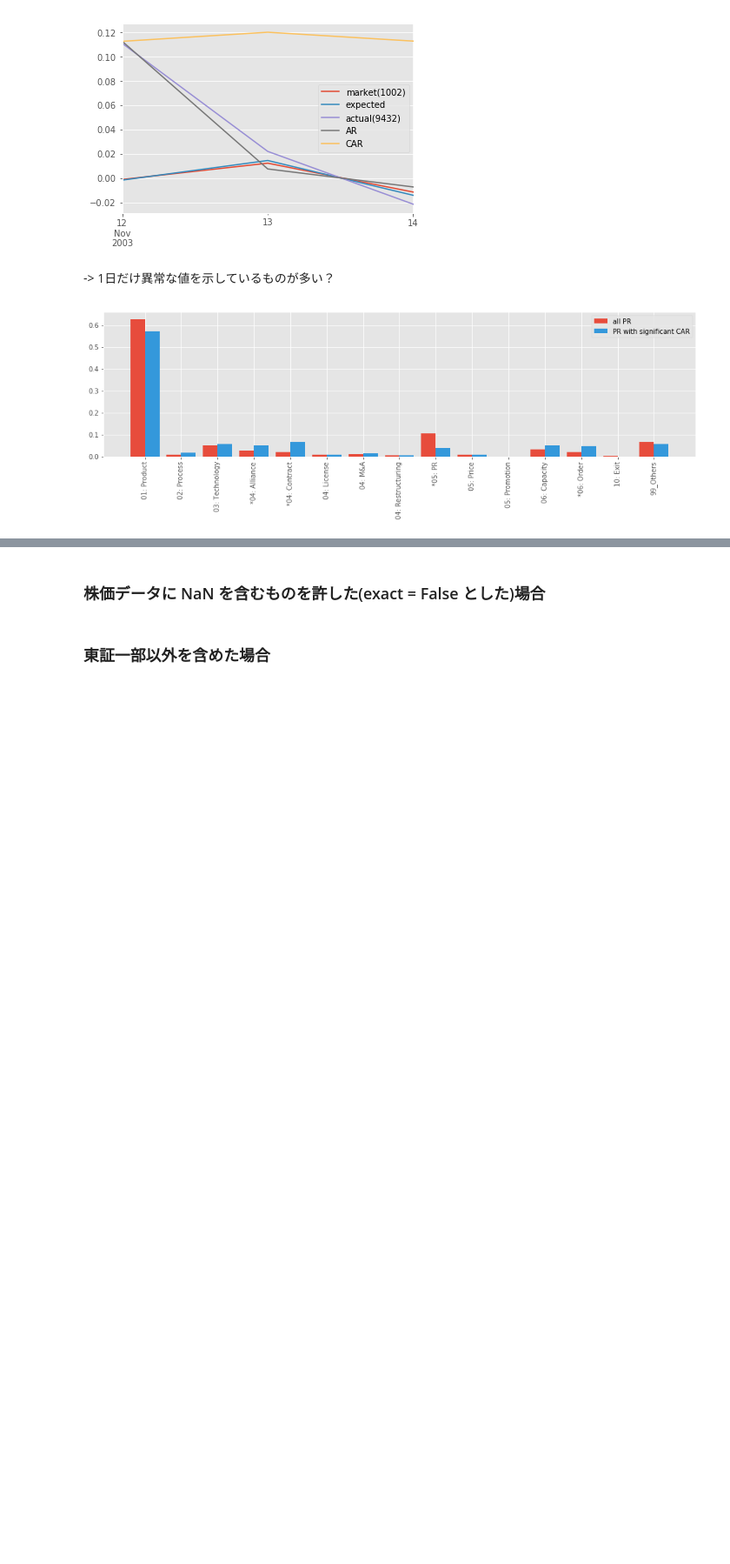
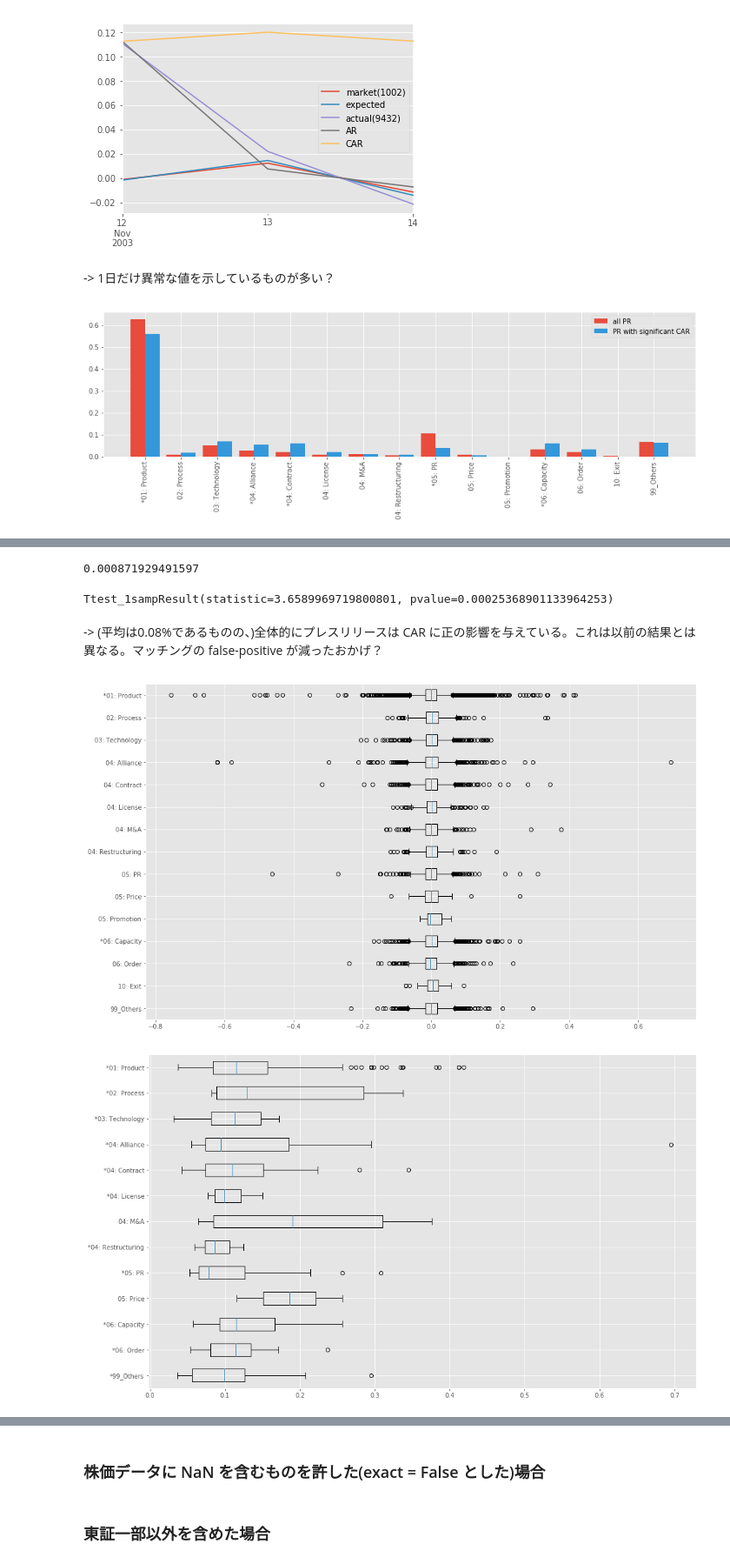
Before and after one commit to yoshihikosuzuki/ar_analysis, a Jupyter notebook: calc_car/1. Calculation and some plots on AR and CAR.ipynb, the cells around one changed output, grey strips where cells are left out. Shown: that part at 87% size. Cells and saved outputs as stored; diff of their text form; code cells hidden in the pictures; blank space fills up the shorter version.

```diff
--- a/calc_car/1. Calculation and some plots on AR and CAR.ipynb
+++ b/calc_car/1. Calculation and some plots on AR and CAR.ipynb
@@ -386,11 +391,17 @@ CAR = 0.112743009213 (t値 = 2.49234946709)
 ## プレスリリースの各タイプの数、割合をプロット
 ## 入力は {pr_type : count}
 
-def del_anormal(count_data):    # 変な PR タイプの名前のデータを削除
+def del_anormal(count_data):    # 変な PR タイプの名前のデータを削除。リストと Counter の両方に対応
     if None in count_data:
-        del count_data[None]
+        if isinstance(count_data, list):
+            count_data.remove(None)
+        else:
+            del count_data[None]
     if "0" in count_data:
-        del count_data["0"]
+        if isinstance(count_data, list):
+            count_data.remove("0")
+        else:
+            del count_data["0"]
 
 def plot_type_hist(count_data):   # PR タイプのカウントデータをヒストグラムでプロット
     del_anormal(count_data)
@@ -416,7 +427,7 @@ def plot_type_hist_multi(count_all, count_sig, sig_threshold = 0.05):   # 全 PR
     for i in range(len(types)):
         t = types[i]
         count_table = [[count_all[t], np.sum(freqs_all) - count_all[t]], [count_sig[t], np.sum(freqs_sig) - count_sig[t]]]
-        odds_ratio, p_value = stats.fisher_exact(count_table)
+        odds_ratio, p_value = stats.fisher_exact(count_table)   # 割合の差を Fisher の正確確率検定で検定
         if p_value < sig_threshold:
             types[i] = "*" + t   # 有意な差を見せたタイプにはその名前の前に "*" を付ける
 
@@ -443,0 +477,16 @@ plot_type_hist_multi(type_count_all, type_count_sig)
+# %%
+## CAR 全体で平均が0かどうか検定
+print(np.mean(car_exactT_all["car"]))
+stats.ttest_1samp(np.array(car_exactT_all["car"]), 0)
+# %% [output]
+0.000871929491597
+Ttest_1sampResult(statistic=3.6589969719800801, pvalue=0.00025368901133964253)
+# %% [markdown]
+-> (平均は0.08%であるものの、)全体的にプレスリリースは CAR に正の影響を与えている。これは以前の結果とは異なる。マッチングの false-positive が減ったおかげ？
+# %%
+## PR タイプごとの CAR の傾向の確認。タイプ名の左の * は平均 != 0 が 5%有意を表す
+plot_boxplot_among_types(car_exactT_all)   # 上図、全 PR
+plot_boxplot_among_types(car_exactT_sig)   # 下図、有意な PR
+# %% [output]
+[figure, added]
+[figure, added]
```
Also changed, not shown: parts of 33 cells of this notebook, 8 other files.
